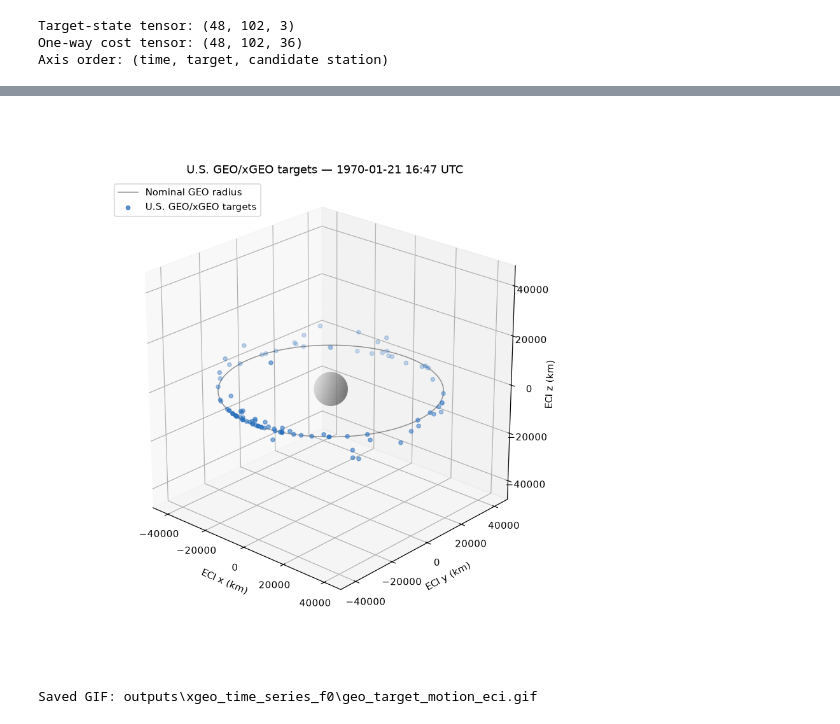
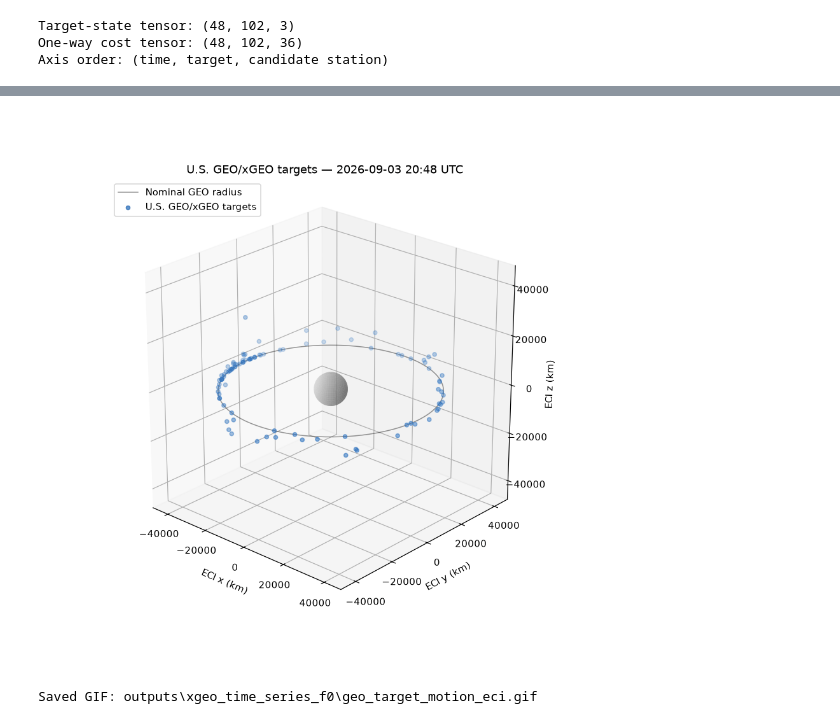
Before and after one commit to leolangou/Space_Logistics, a Jupyter notebook: TDA_time_and_cost.ipynb, the cells around one changed output, grey strips where cells are left out. Cells and saved outputs as stored; diff of their text form; code cells hidden in the pictures.

```diff
--- a/TDA_time_and_cost.ipynb
+++ b/TDA_time_and_cost.ipynb
@@ -434,26 +438,14 @@ import matplotlib.pyplot as plt
 from matplotlib.animation import FuncAnimation, PillowWriter
 from IPython.display import Image, display
 
+# Use the time series already built in Cells 1–4.
+time_grid = TIME_GRID
+
 EARTH_RADIUS_KM = 6_378.0
-GEO_RADIUS_KM = 42_164.0
-
-
-def gmst_rad(timestamp):
-    julian_date = timestamp.timestamp() / 86_400.0 + 2_440_587.5
-    centuries = (julian_date - 2_451_545.0) / 36_525.0
-
-    gmst_deg = (
-        280.46061837
-        + 360.98564736629 * (julian_date - 2_451_545.0)
-        + 0.000387933 * centuries**2
-        - centuries**3 / 38_710_000.0
-    )
-
-    return np.deg2rad(gmst_deg % 360.0)
 
 
 def ecef_to_eci(ecef_xyz_km, epoch):
-    """Convert saved Earth-fixed positions to inertial positions."""
+    """Convert the saved Earth-fixed positions to inertial positions."""
     theta = gmst_rad(epoch)
 
     rotation = np.array(
@@ -467,7 +459,7 @@ def ecef_to_eci(ecef_xyz_km, epoch):
     return np.asarray(ecef_xyz_km) @ rotation.T
 
 
-# Convert all 48 saved Earth-fixed snapshots to ECI for visualization.
+# Convert each Earth-fixed snapshot to ECI for an orbiting visualization.
 target_eci_km = np.empty_like(target_ecef_km)
 
 for frame, epoch in enumerate(time_grid):
@@ -479,30 +471,24 @@ earth_x = EARTH_RADIUS_KM * np.cos(u) * np.sin(v)
 earth_y = EARTH_RADIUS_KM * np.sin(u) * np.sin(v)
 earth_z = EARTH_RADIUS_KM * np.cos(v)
 
-# Nominal GEO ring.
+# Nominal GEO orbit ring.
 phi = np.linspace(0.0, 2.0 * np.pi, 300)
 geo_ring_x = GEO_RADIUS_KM * np.cos(phi)
 geo_ring_y = GEO_RADIUS_KM * np.sin(phi)
 geo_ring_z = np.zeros_like(phi)
 
-axis_limit_km = 48_000.0
-
 fig = plt.figure(figsize=(8, 8))
 ax = fig.add_subplot(111, projection="3d")
 
 ax.plot_surface(
-    earth_x,
-    earth_y,
-    earth_z,
+    earth_x, earth_y, earth_z,
     color="lightgray",
     alpha=0.50,
     linewidth=0,
 )
 
 ax.plot(
-    geo_ring_x,
-    geo_ring_y,
-    geo_ring_z,
+    geo_ring_x, geo_ring_y, geo_ring_z,
     color="black",
     alpha=0.40,
     linewidth=1.0,
@@ -519,6 +505,7 @@ satellite_points = ax.scatter(
     label="U.S. GEO/xGEO targets",
 )
 
+axis_limit_km = 48_000.0
 ax.set_xlim(-axis_limit_km, axis_limit_km)
 ax.set_ylim(-axis_limit_km, axis_limit_km)
 ax.set_zlim(-axis_limit_km, axis_limit_km)
@@ -544,33 +531,33 @@ def update(frame):
 
     title.set_text(
         "U.S. GEO/xGEO targets — "
         + time_grid[frame].strftime("%Y-%m-%d %H:%M UTC")
     )
 
     return satellite_points, title
 
 
 animation = FuncAnimation(
     fig,
     update,
     frames=len(time_grid),
     interval=180,
     blit=False,
     repeat=True,
 )
 
-GIF_PATH = NPZ_PATH.with_name("geo_target_motion_eci.gif")
+GIF_PATH = OUTPUT_DIRECTORY / "geo_target_motion_eci.gif"
 
 animation.save(
     GIF_PATH,
     writer=PillowWriter(fps=7),
     dpi=110,
 )
 
 plt.close(fig)
 
 display(Image(filename=str(GIF_PATH)))
 print(f"Saved GIF: {GIF_PATH}")
 # %% [output]
-[figure, old version]
+[figure, new version]
 Saved GIF: outputs\xgeo_time_series_f0\geo_target_motion_eci.gif
```
Also changed, not shown: parts of 1 cell of this notebook, 1 other file.
